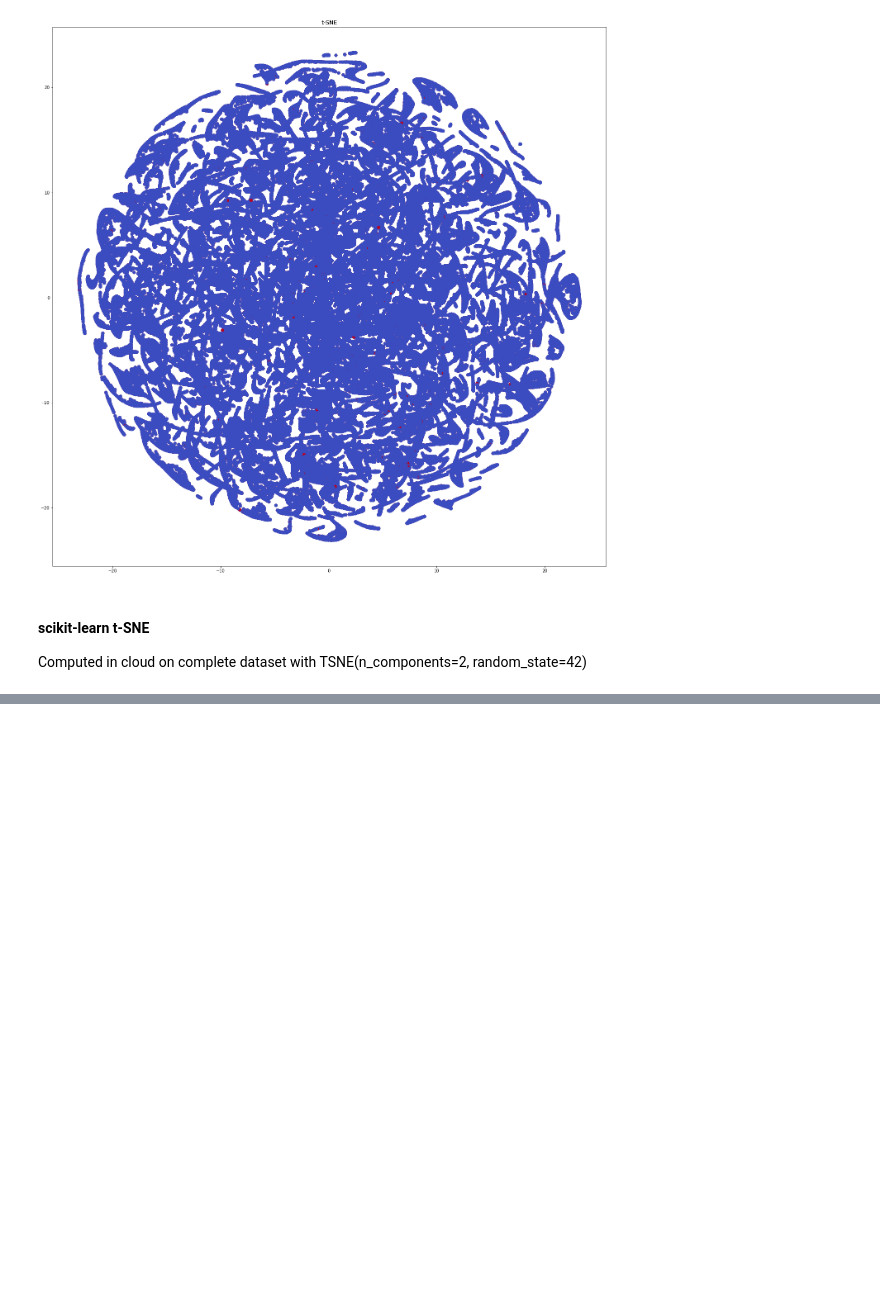
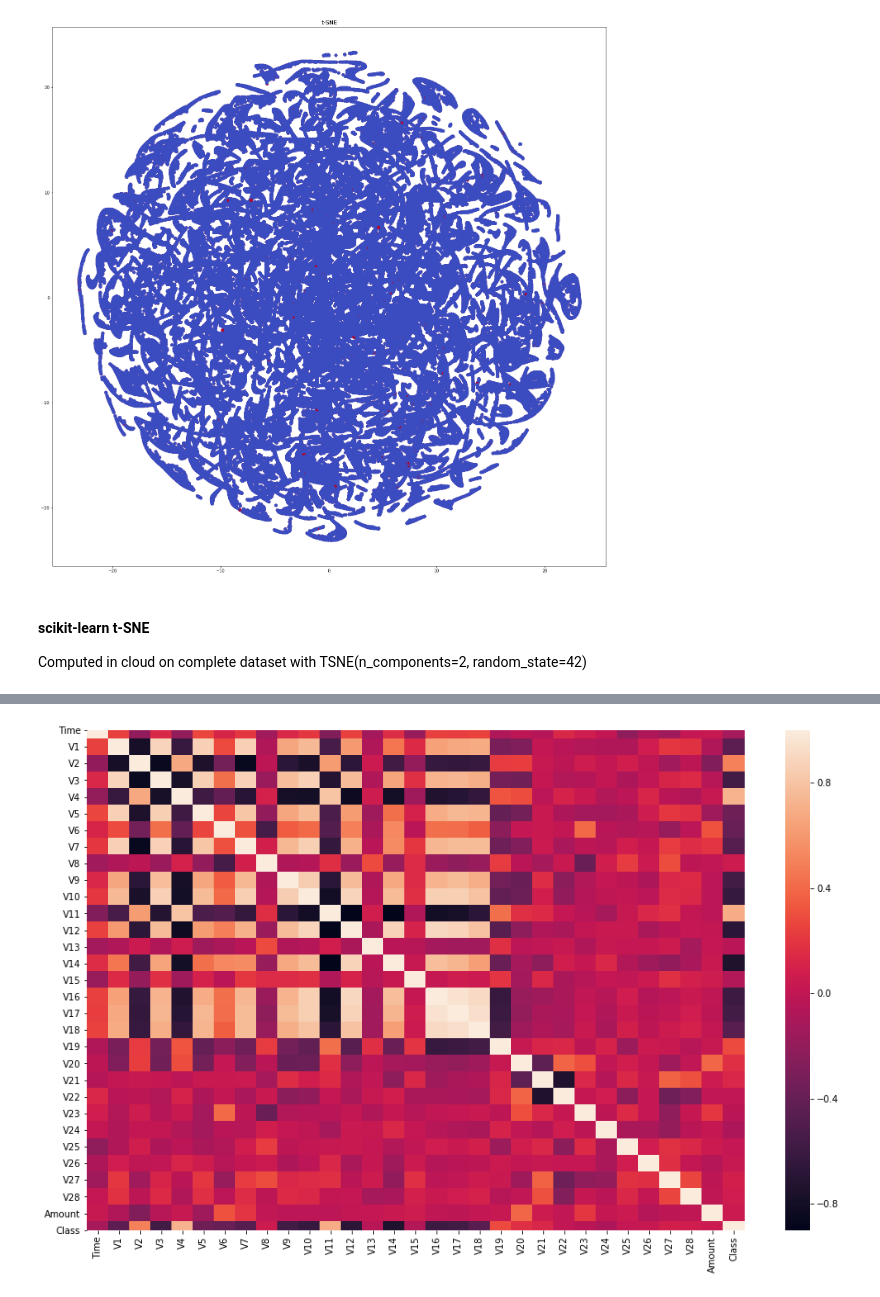
Before and after one commit to janedoesrepo/Autoencoder-ImbalancedCreditData, a Jupyter notebook: notebooks/EDA.ipynb, the cells around one changed output, grey strips where cells are left out. Cells and saved outputs as stored; diff of their text form; code cells hidden in the pictures; blank space fills up the shorter version.

```diff
--- a/notebooks/EDA.ipynb
+++ b/notebooks/EDA.ipynb
@@ -139,0 +163,6 @@ plot_cluster(sklearn_tsne, y)
+# %%
+fig = plt.figure(figsize=(16, 10))
+sns.heatmap(correlations)
+plt.show()
+# %% [output]
+[figure, added]
```
Also changed, not shown: parts of 7 cells of this notebook, 1 other file.
